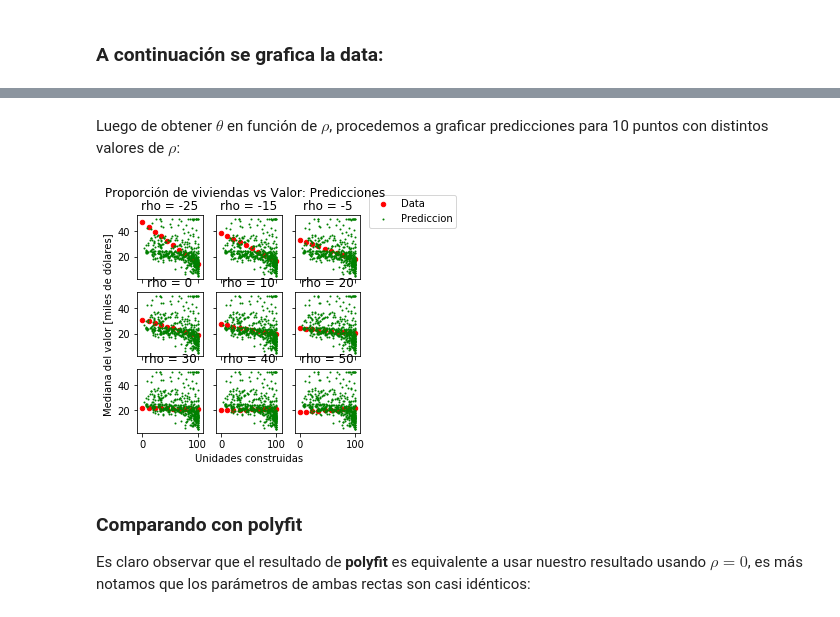
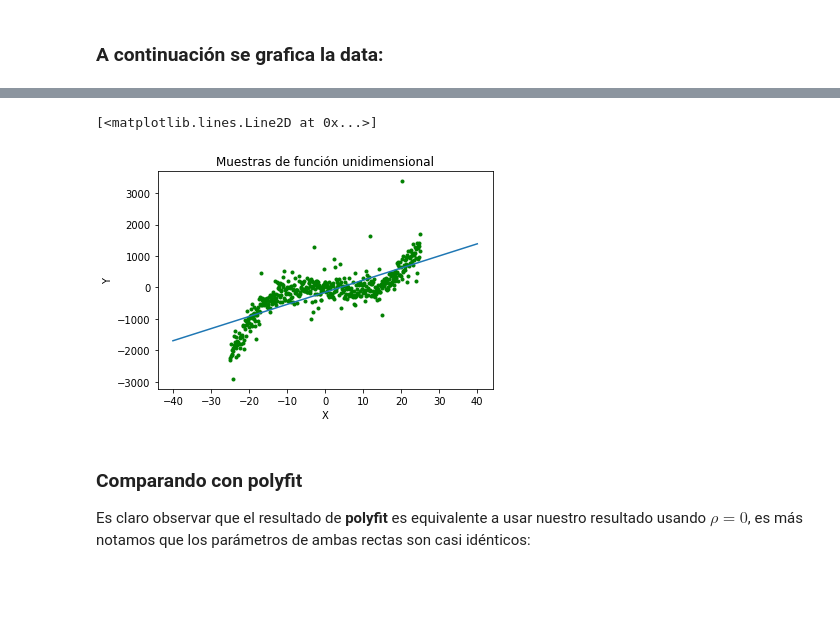
Before and after one commit to martinKindall/aprendizaje_bayesiano, a Jupyter notebook: Tarea1/tarea1_martin_cornejo.ipynb, the cells around one changed output, grey strips where cells are left out. Cells and saved outputs as stored; diff of their text form; code cells hidden in the pictures; blank space fills up the shorter version.

```diff
--- a/Tarea1/tarea1_martin_cornejo.ipynb
+++ b/Tarea1/tarea1_martin_cornejo.ipynb
@@ -61,48 +61,33 @@ Por lo que la identidad pertenecerá a $\rm I\!R^{2x2}$ y $\theta$ a $\rm I\!R^{
 # %%
 x_tilda = np.array([x, np.ones(len(x))]).transpose()
 y_reg = y
 rho = 0
 identidad = np.identity(2)
 
 def get_theta(rho):
     mul1 = np.linalg.inv(
         np.add(
             np.matmul(x_tilda.transpose(), x_tilda),
             np.dot(identidad, rho)))
     mul2 = np.matmul(x_tilda.transpose(), y_reg)
     return np.matmul(mul1, mul2)
+
+def recta(x, rho):
+    theta = get_theta(rho)
+    return x * theta[0] + theta[1]
+
+x_recta = np.linspace(-40, 40, 10)
+plt.figure()
+plt.plot(x,y, 'g.')
+plt.title("Muestras de función unidimensional")
+plt.xlabel("X")
+plt.ylabel("Y")
+plt.plot(
+    x_recta,
+    recta(x_recta, rho))
+# %% [output]
+[<matplotlib.lines.Line2D at 0x...>]
+[figure, added]
-# %% [markdown]
-Luego de obtener $\theta$ en función de $\rho$, procedemos a graficar predicciones para 10 puntos con distintos valores de $\rho$:
-# %%
-def recta(x, rho):
-    theta = get_theta(rho)
-    return x * theta[0] + theta[1]
-
-mpl.rcParams['figure.figsize'] = (4,4)
-x_recta = np.linspace(0, 100, 10)
-scatter_size = 20
-f, figures = plt.subplots(3, 3, sharex='col', sharey='row')
-plt.suptitle("Proporción de viviendas vs Valor: Predicciones")
-rho = np.array([[-25, -15, -5], [0, 10, 20], [30, 40, 50]])
-for idx, figure_arr in enumerate(figures):
-    for idy, figure in enumerate(figure_arr):
-        figure.set_title("rho = " + str(rho[idx][idy]))
-        figure.scatter(
-            x_recta,
-            recta(x_recta, rho[idx][idy]),
-            s=scatter_size, c='r')
-        figure.scatter(x,y, s=1, c='g')
-
-        if idy == 1 and idx == 2:
-            figure.set_xlabel("Unidades construidas")
-
-        if idy == 0 and idx == 1:
-            figure.set_ylabel("Mediana del valor [miles de dólares]")
-
-        if idy == len(rho[0]) - 1 and idx == 0:
-            figure.legend(["Data","Prediccion"], bbox_to_anchor=(1.05, 1.40))
-# %% [output]
-[figure, removed]
 # %% [markdown]
 ### Comparando con polyfit
 
```
Also changed, not shown: parts of 4 cells of this notebook.
